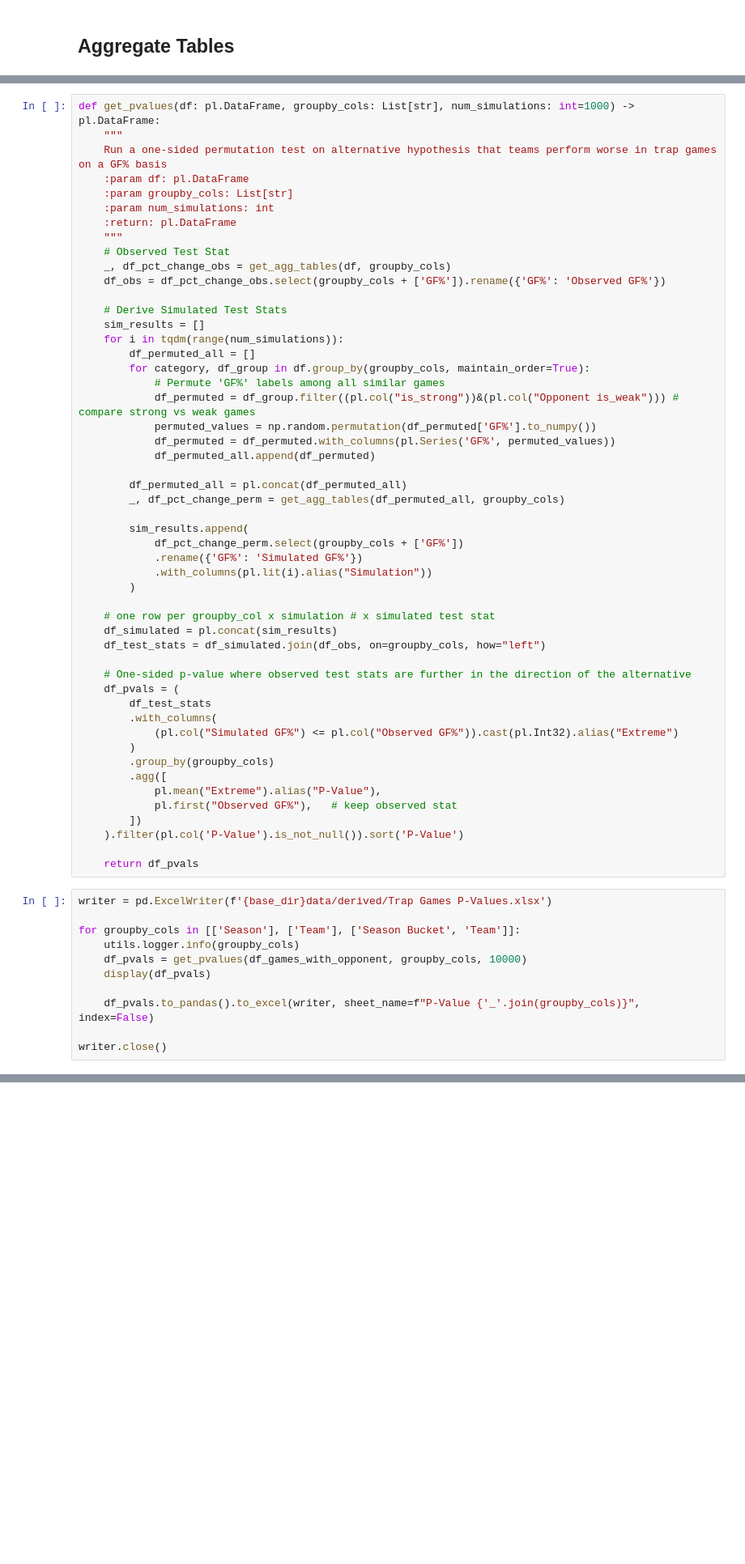
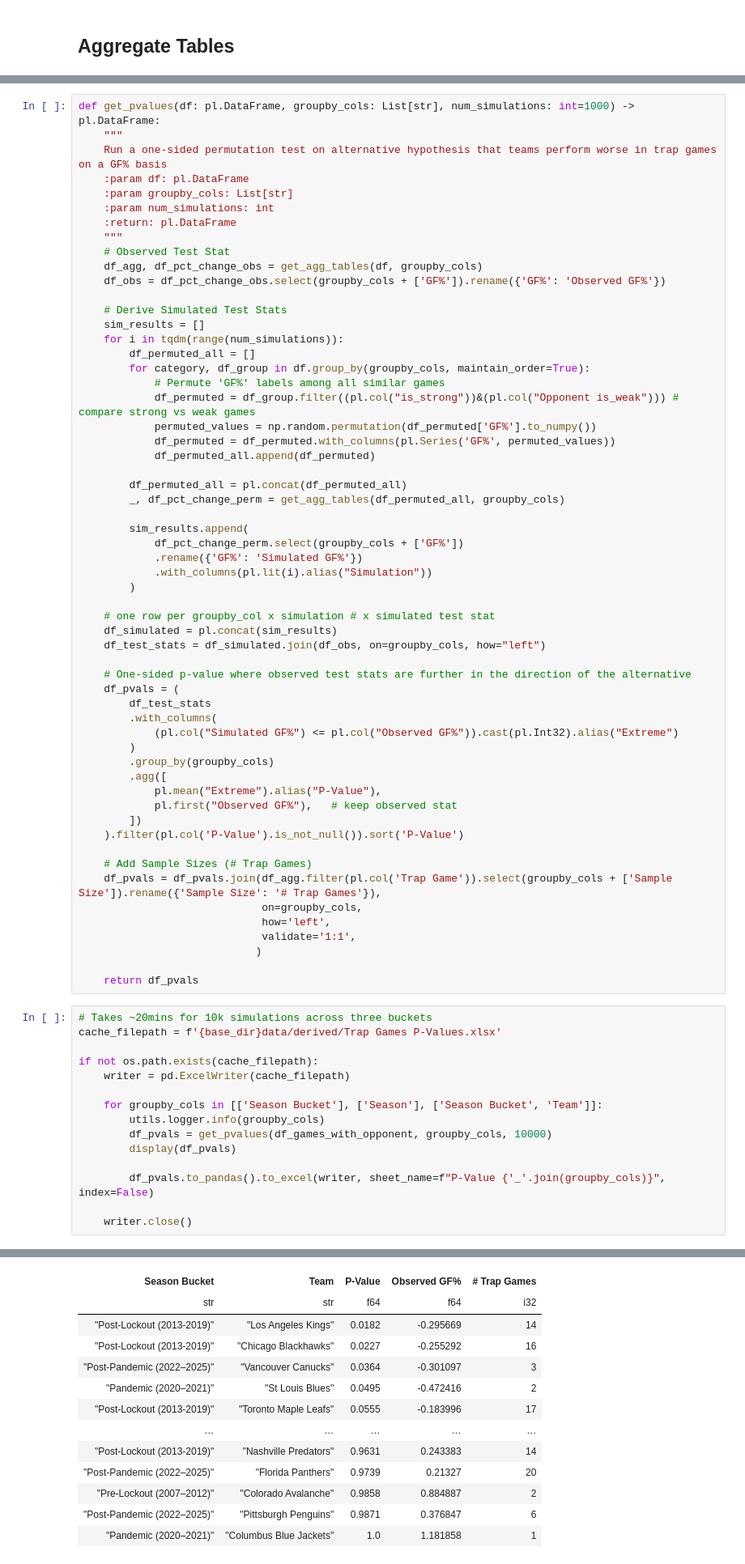
Before and after one commit to hLuo27/projects, a Jupyter notebook: notebooks/2025-09-13 NHL Trap Games.ipynb, the cells around one changed output, grey strips where cells are left out. Shown at 81% size. Saved outputs shown, nothing was run; the diff lists cells and outputs as text; blank space fills up the shorter version.

```diff
--- a/notebooks/2025-09-13 NHL Trap Games.ipynb
+++ b/notebooks/2025-09-13 NHL Trap Games.ipynb
@@ -288,7 +276,7 @@ def get_pvalues(df: pl.DataFrame, groupby_cols: List[str], num_simulations: int=
     :return: pl.DataFrame
     """
     # Observed Test Stat
-    _, df_pct_change_obs = get_agg_tables(df, groupby_cols)
+    df_agg, df_pct_change_obs = get_agg_tables(df, groupby_cols)
     df_obs = df_pct_change_obs.select(groupby_cols + ['GF%']).rename({'GF%': 'Observed GF%'})
 
     # Derive Simulated Test Stats
@@ -328,16 +316,27 @@ def get_pvalues(df: pl.DataFrame, groupby_cols: List[str], num_simulations: int=
         ])
     ).filter(pl.col('P-Value').is_not_null()).sort('P-Value')
 
+    # Add Sample Sizes (# Trap Games)
+    df_pvals = df_pvals.join(df_agg.filter(pl.col('Trap Game')).select(groupby_cols + ['Sample Size']).rename({'Sample Size': '# Trap Games'}),
+                             on=groupby_cols,
+                             how='left',
+                             validate='1:1',
+                            )
+
     return df_pvals
 # %%
-writer = pd.ExcelWriter(f'{base_dir}data/derived/Trap Games P-Values.xlsx')
+# Takes ~20mins for 10k simulations across three buckets
+cache_filepath = f'{base_dir}data/derived/Trap Games P-Values.xlsx'
 
-for groupby_cols in [['Season'], ['Team'], ['Season Bucket', 'Team']]:
-    utils.logger.info(groupby_cols)
-    df_pvals = get_pvalues(df_games_with_opponent, groupby_cols, 10000)
-    display(df_pvals)
+if not os.path.exists(cache_filepath):
+    writer = pd.ExcelWriter(cache_filepath)
 
-    df_pvals.to_pandas().to_excel(writer, sheet_name=f"P-Value {'_'.join(groupby_cols)}", index=False)
+    for groupby_cols in [['Season Bucket'], ['Season'], ['Season Bucket', 'Team']]:
+        utils.logger.info(groupby_cols)
+        df_pvals = get_pvalues(df_games_with_opponent, groupby_cols, 10000)
+        display(df_pvals)
 
-writer.close()
+        df_pvals.to_pandas().to_excel(writer, sheet_name=f"P-Value {'_'.join(groupby_cols)}", index=False)
+
+    writer.close()
 # %% [output]
@@ -344,0 +368,13 @@ writer.close()
+| Season Bucket | Team | P-Value | Observed GF% | # Trap Games |
+| str | str | f64 | f64 | i32 |
+| "Post-Lockout (2013-2019)" | "Los Angeles Kings" | 0.0182 | -0.295669 | 14 |
+| "Post-Lockout (2013-2019)" | "Chicago Blackhawks" | 0.0227 | -0.255292 | 16 |
+| "Post-Pandemic (2022–2025)" | "Vancouver Canucks" | 0.0364 | -0.301097 | 3 |
+| "Pandemic (2020–2021)" | "St Louis Blues" | 0.0495 | -0.472416 | 2 |
+| "Post-Lockout (2013-2019)" | "Toronto Maple Leafs" | 0.0555 | -0.183996 | 17 |
+| … | … | … | … | … |
+| "Post-Lockout (2013-2019)" | "Nashville Predators" | 0.9631 | 0.243383 | 14 |
+| "Post-Pandemic (2022–2025)" | "Florida Panthers" | 0.9739 | 0.21327 | 20 |
+| "Pre-Lockout (2007–2012)" | "Colorado Avalanche" | 0.9858 | 0.884887 | 2 |
+| "Post-Pandemic (2022–2025)" | "Pittsburgh Penguins" | 0.9871 | 0.376847 | 6 |
+| "Pandemic (2020–2021)" | "Columbus Blue Jackets" | 1.0 | 1.181858 | 1 |
```
Also changed, not shown: parts of 9 cells of this notebook.
